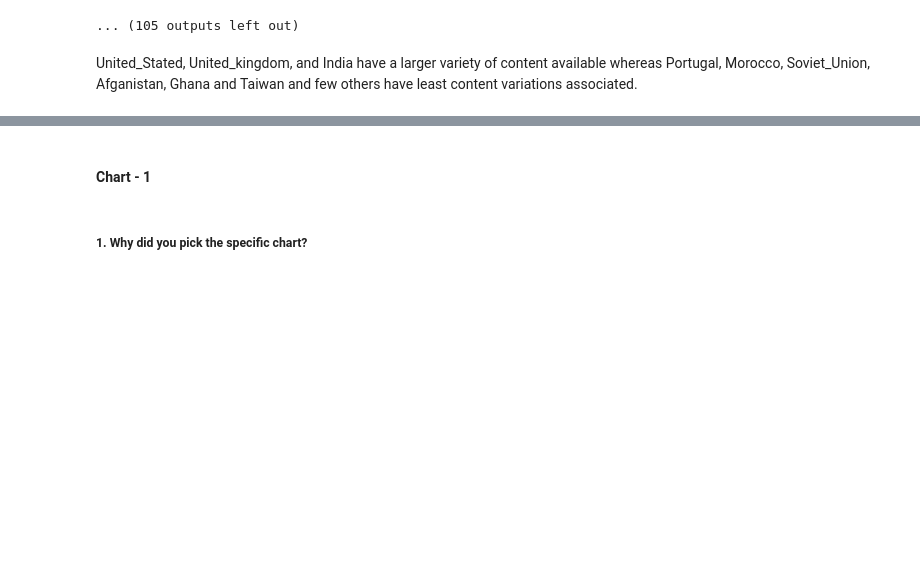
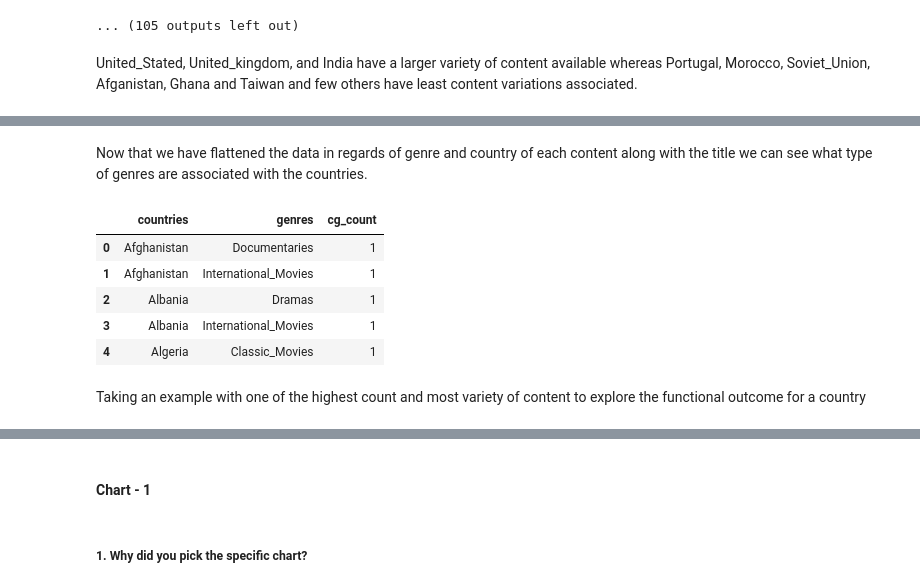
Before and after one commit to 007tickooayush/ML-Unsupervised-Netflix-Clustering-Recommendation-Project, a Jupyter notebook: Ayush_Tickoo_ML_Capstone_Unsupervised_Project.ipynb, the cells around one changed output, grey strips where cells are left out. Drawn from its saved outputs; the diff is of its cells as text; code cells hidden in the pictures; blank space fills up the shorter version.

```diff
--- a/Ayush_Tickoo_ML_Capstone_Unsupervised_Project.ipynb
+++ b/Ayush_Tickoo_ML_Capstone_Unsupervised_Project.ipynb
@@ -1406,0 +1479,15 @@ United_Stated, United_kingdom, and India have a larger variety of content availa
+# %% [markdown]
+Now that we have flattened the data in regards of genre and country of each content along with the title we can see what type of genres are associated with the countries.
+# %%
+country_genres_exploded_count = country_genres_exploded.groupby(['countries','genres']).count().reset_index()[['countries','genres','type']].rename(columns = {'type':'cg_count'})
+# .groupby(['genres','countries']).count().sort_values(by = 'genres').reset_index().rename(columns = {'type':'count'})
+country_genres_exploded_count.head()
+# %% [output]
+|  | countries | genres | cg_count |
+| 0 | Afghanistan | Documentaries | 1 |
+| 1 | Afghanistan | International_Movies | 1 |
+| 2 | Albania | Dramas | 1 |
+| 3 | Albania | International_Movies | 1 |
+| 4 | Algeria | Classic_Movies | 1 |
+# %% [markdown]
+Taking an example with one of the highest count and most variety of content to explore the functional outcome for a country
```
Also changed, not shown: parts of 31 cells of this notebook.
